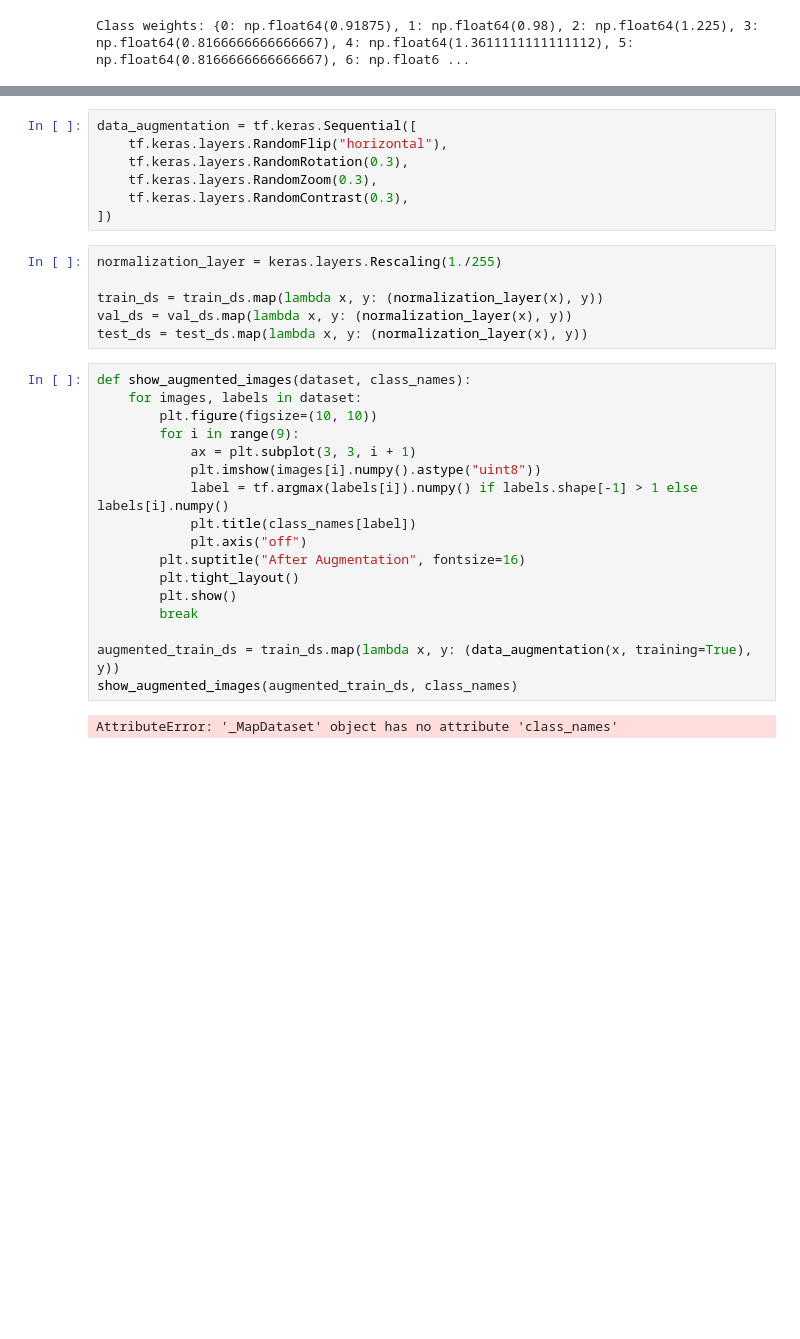
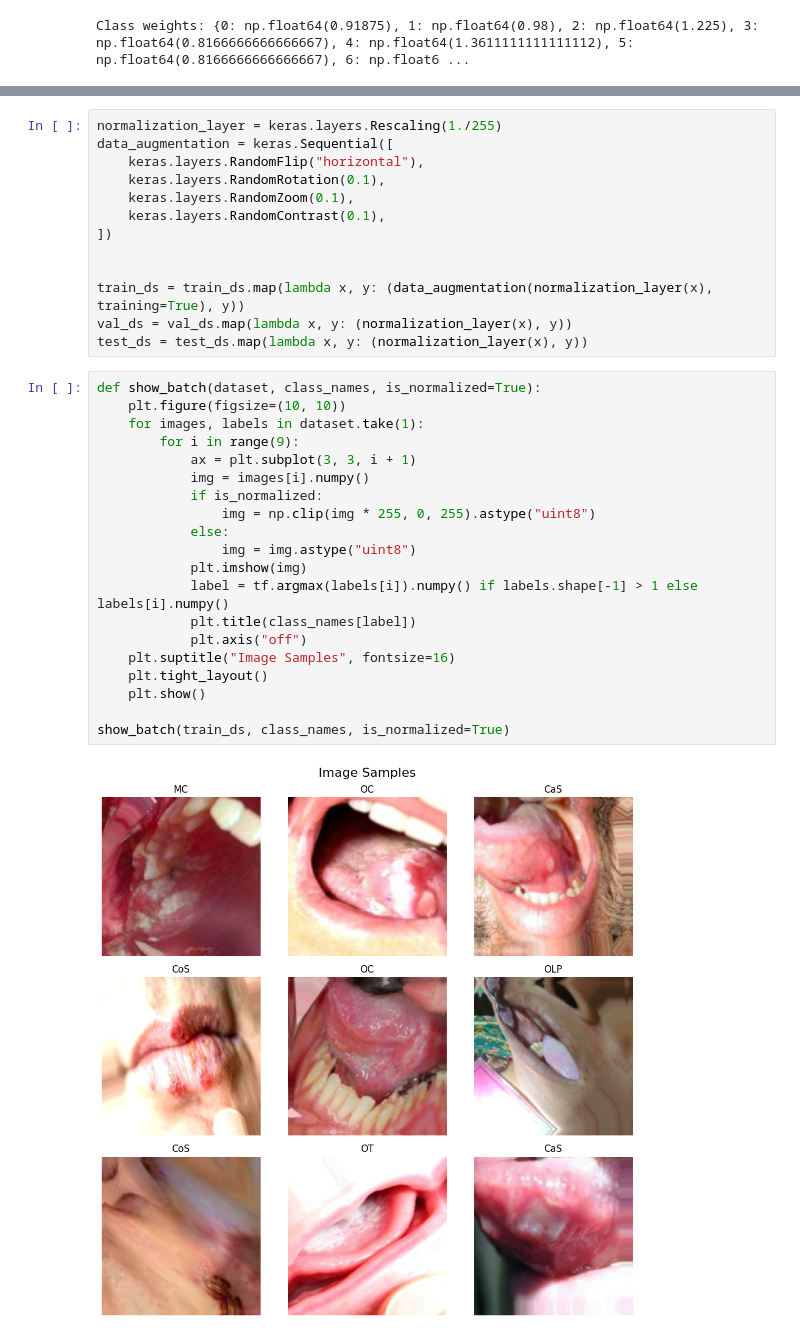
Before and after one commit to Noureldeen73/Teeth-classificarion, a Jupyter notebook: Teeth_classifictaion.ipynb, the cells around one changed output, grey strips where cells are left out. Cells and saved outputs as stored; diff of their text form; blank space fills up the shorter version.

```diff
--- a/Teeth_classifictaion.ipynb
+++ b/Teeth_classifictaion.ipynb
@@ -88,36 +95,39 @@ show_batch(train_ds, class_names)
 [figure]
-# %%
-data_augmentation = tf.keras.Sequential([
-    tf.keras.layers.RandomFlip("horizontal"),
-    tf.keras.layers.RandomRotation(0.3),
-    tf.keras.layers.RandomZoom(0.3),
-    tf.keras.layers.RandomContrast(0.3),
-])
 # %%
 normalization_layer = keras.layers.Rescaling(1./255)
+data_augmentation = keras.Sequential([
+    keras.layers.RandomFlip("horizontal"),
+    keras.layers.RandomRotation(0.1),
+    keras.layers.RandomZoom(0.1),
+    keras.layers.RandomContrast(0.1),
+])
 
-train_ds = train_ds.map(lambda x, y: (normalization_layer(x), y))
+
+train_ds = train_ds.map(lambda x, y: (data_augmentation(normalization_layer(x), training=True), y))
 val_ds = val_ds.map(lambda x, y: (normalization_layer(x), y))
 test_ds = test_ds.map(lambda x, y: (normalization_layer(x), y))
 # %%
-def show_augmented_images(dataset, class_names):
-    for images, labels in dataset:
-        plt.figure(figsize=(10, 10))
+def show_batch(dataset, class_names, is_normalized=True):
+    plt.figure(figsize=(10, 10))
+    for images, labels in dataset.take(1):
         for i in range(9):
             ax = plt.subplot(3, 3, i + 1)
-            plt.imshow(images[i].numpy().astype("uint8"))
+            img = images[i].numpy()
+            if is_normalized:
+                img = np.clip(img * 255, 0, 255).astype("uint8")
+            else:
+                img = img.astype("uint8")
+            plt.imshow(img)
             label = tf.argmax(labels[i]).numpy() if labels.shape[-1] > 1 else labels[i].numpy()
             plt.title(class_names[label])
             plt.axis("off")
-        plt.suptitle("After Augmentation", fontsize=16)
-        plt.tight_layout()
-        plt.show()
-        break
+    plt.suptitle("Image Samples", fontsize=16)
+    plt.tight_layout()
+    plt.show()
 
-augmented_train_ds = train_ds.map(lambda x, y: (data_augmentation(x, training=True), y))
-show_augmented_images(augmented_train_ds, class_names)
+show_batch(train_ds, class_names, is_normalized=True)
 # %% [output]
-AttributeError: '_MapDataset' object has no attribute 'class_names'
+[figure, added]
 # %%
 model = keras.models.Sequential([
     keras.layers.Input(shape=(224, 224, 3)),
```
Also changed, not shown: parts of 8 cells of this notebook, 1 other file.
